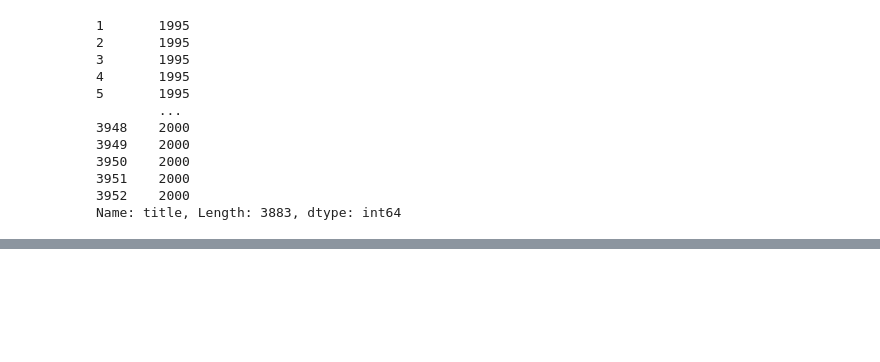
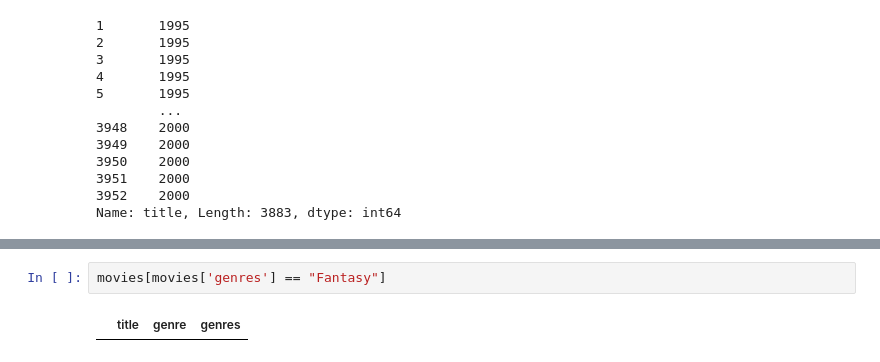
Before and after one commit to ipaliotti/MLPNS_IPaliotti, a Jupyter notebook: MLPNS23_bootcamp.ipynb, the cells around one changed output, grey strips where cells are left out. Drawn from its saved outputs; the diff is of its cells as text; blank space fills up the shorter version.

```diff
--- a/MLPNS23_bootcamp.ipynb
+++ b/MLPNS23_bootcamp.ipynb
@@ -452,0 +471,4 @@ AttributeError: ignored
+# %%
+movies[movies['genres'] == "Fantasy"]
+# %% [output]
+|  | title | genre | genres |
```
Also changed, not shown: parts of 38 cells of this notebook.
